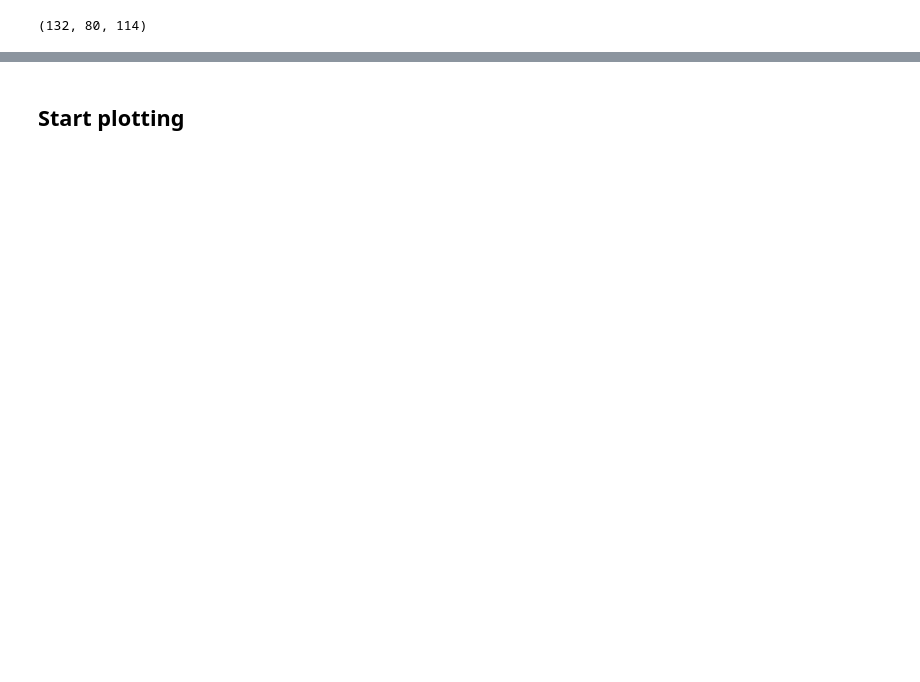
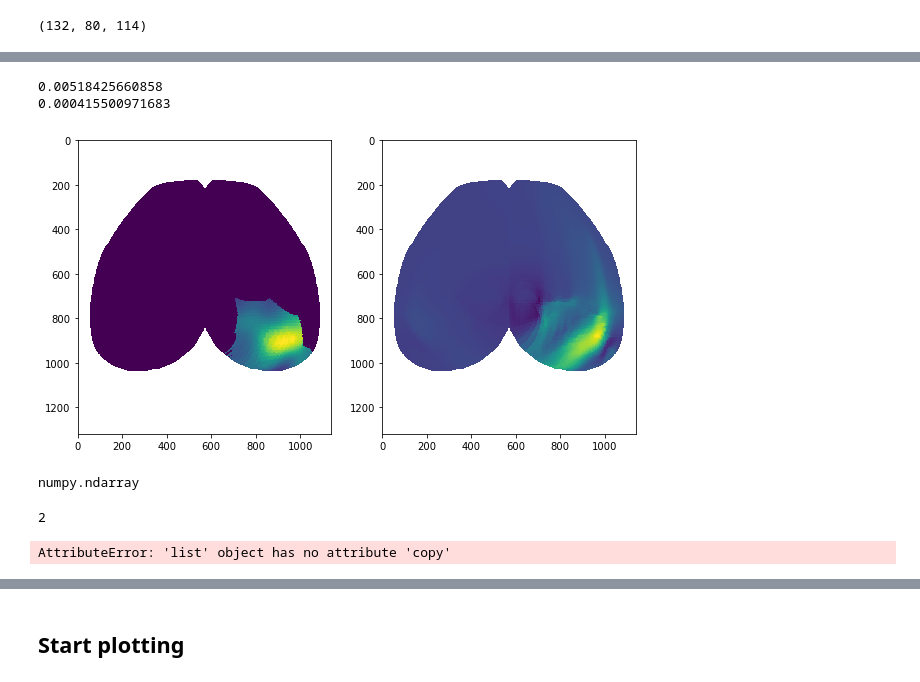
Before and after one commit to kamdh/allen-voxel-network, a Jupyter notebook: plotting_notebook.ipynb, the cells around one changed output, grey strips where cells are left out. Drawn from its saved outputs; the diff is of its cells as text; code cells hidden in the pictures; blank space fills up the shorter version.

```diff
--- a/plotting_notebook.ipynb
+++ b/plotting_notebook.ipynb
@@ -20,7 +20,7 @@ plot_type = 'low_rank'
 #save_stem='allvis_sdk_free_noshell'
 save_stem='extra_vis_friday_harbor'
 contour_list=[425,533,402]
-lambda_str = '10'
+lambda_str = '1e5'
 output_dir='integrated_gaussian_%s_norm' % lambda_str
 do_int_plots=True
 base_dir=os.path.join('../connectivities',save_stem)
@@ -85,16 +56,16 @@ X=h5read(os.path.join(base_dir, save_stem + '_X_norm_by_Y.h5'))
 Y_ipsi=h5read(os.path.join(base_dir, save_stem + '_Y_norm_by_Y.h5'))
 #Y_ipsi=mmread(os.path.join(base_dir, save_stem + '_Y_ipsi.mtx'))
 
-#W_ipsi=h5read(os.path.join(base_dir, 'W_ipsi_%s.h5' % lambda_str)) # antero
+W_ipsi=h5read(os.path.join(base_dir, 'W_ipsi_%s.h5' % lambda_str)) # antero
 #W_ipsi=h5read(os.path.join(base_dir, 'W_ipsi_%s.h5' % lambda_str)).T # retro
 #W_ipsi=h5read(os.path.join(base_dir, 'W_low_rank_res_160.h5')) # residual
 #W_ipsi=h5read(os.path.join(base_dir, 'W_low_rank_160.h5')) # low rank
-W_ipsi=h5read(os.path.join(base_dir, 'W_norm_ipsi_10.h5')) # normalized
+#W_ipsi=h5read(os.path.join(base_dir, 'W_norm_ipsi_10.h5')) # normalized
 
 view_paths_file = h5py.File(view_paths_fn, 'r')
 view_lut = view_paths_file['view lookup'][:]
 view_paths = view_paths_file['paths'][:]
-#view_paths_file.close()
+view_paths_file.close()
 
 print "W dims: %d x %d" % (W_ipsi.shape[0], W_ipsi.shape[1])
 print "Data all loaded"
@@ -138,0 +131,60 @@ test_col.shape
+# %%
+from numpy.fft import rfftn, irfftn
+test_fft = rfftn(test_col)
+(nx,ny,nz) = test_fft.shape
+
+t = 1
+for (x,y,z), value in np.ndenumerate(test_fft):
+    l = np.power(2,2*(x/float(nx) + y/float(ny) + z/float(nz)))
+    test_fft[x,y,z] = value * np.exp(-t*l)
+
+test_fft_r = irfftn(test_fft)
+print test_col.max()
+print test_fft_r.max()
+
+fft_sfc = map_to_surface(test_fft_r, view_lut, view_paths, scale=10, set_nan=True)
+# %% [output]
+0.00518425660858
+0.000415500971683
+# %%
+%matplotlib inline
+#
+fig = plt.figure(figsize = (10,10))
+ax = fig.add_subplot(121)
+h = ax.imshow(test_sfc)
+ax = fig.add_subplot(122)
+h = ax.imshow(fft_sfc)
+# %% [output]
+[figure, added]
+# %%
+type(test_fft_r)
+# %% [output]
+numpy.ndarray
+# %%
+import pywt
+db1 = pywt.Wavelet('db8')
+A = pywt.wavedecn(test_col, db1, mode = 'zero')
+pywt.dwt_max_level(test_col.shape[2], db1)
+# %% [output]
+2
+# %%
+def wthresh(a, thresh):
+    #Soft threshold
+    res = np.abs(a) - thresh
+    return np.sign(a) * ((res > 0) * res)
+
+eps = 1e-4
+for i in range(len(B)):
+    if type(B[i]) is dict:
+        for key in B[i].keys():
+            #B[i][key] = wthresh(B[i][key], eps)
+            thresh_data = pywt.threshold(B[i][key], value=eps)
+            B[i][key] = ndsparse.sparse(thresh_data).compress()
+    elif type(B[i]) is np.ndarray:
+        pass
+        #B[i] = wthresh(B[i], eps)
+
+test_recn = pywt.waverecn(B, db1, mode = 'zero')
+test_recn.shape
+# %% [output]
+AttributeError: 'list' object has no attribute 'copy'
```
Also changed, not shown: parts of 17 cells of this notebook, 2 other files.
